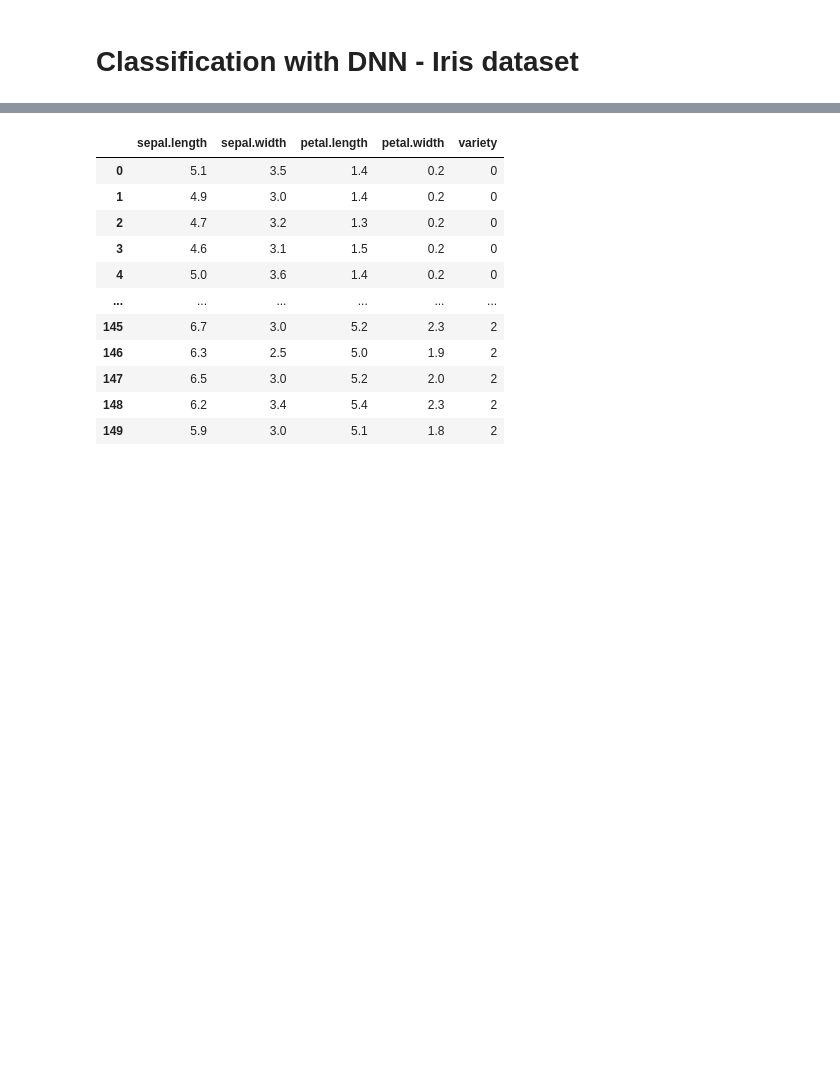
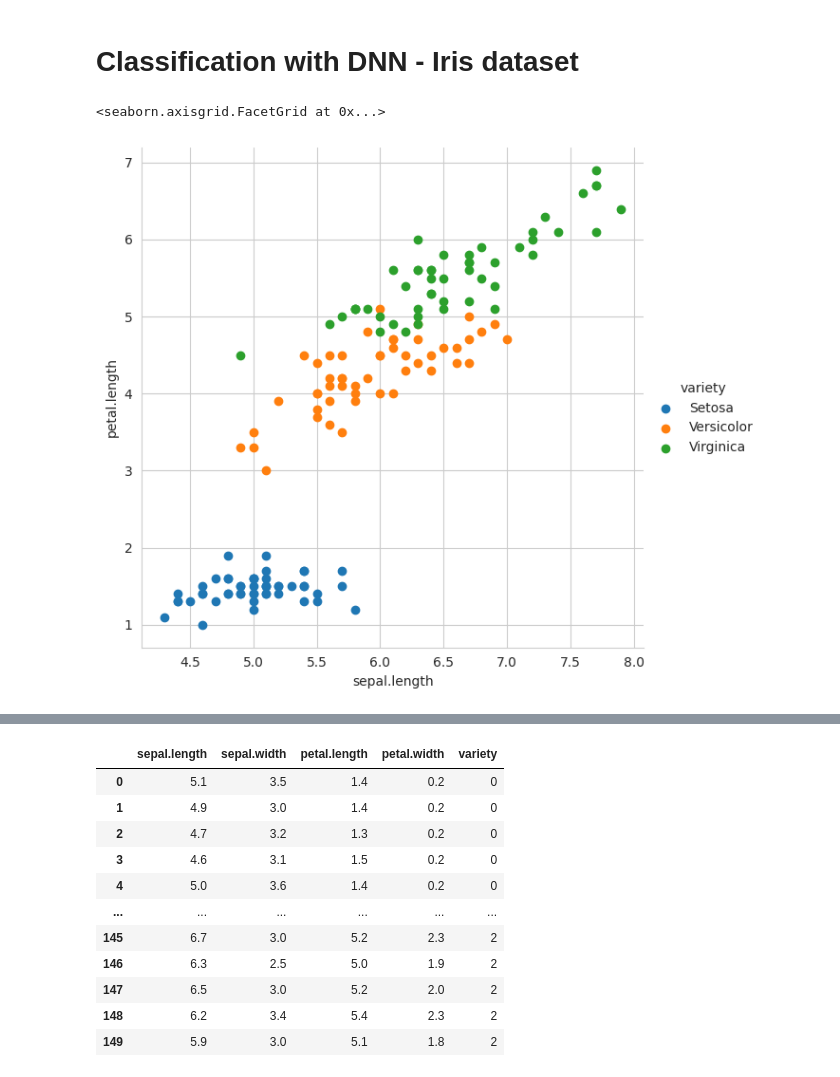
Before and after one commit to DawidSkowronski/PyTorch-Projects, a Jupyter notebook: PyTorch_Tutorial.ipynb, the cells around one changed output, grey strips where cells are left out. Drawn from its saved outputs; the diff is of its cells as text; code cells hidden in the pictures; blank space fills up the shorter version.

```diff
--- a/PyTorch_Tutorial.ipynb
+++ b/PyTorch_Tutorial.ipynb
@@ -19,6 +23,19 @@ from sklearn.model_selection import train_test_split
 url='https://gist.githubusercontent.com/netj/8836201/raw/6f9306ad21398ea43cba4f7d537619d0e07d5ae3/iris.csv'
 
 df = pd.read_csv(url)
+# %%
+sns.set_style("whitegrid")
+
+# sepal.length, petal.length are iris
+# feature data height used to define
+# hue store the class of iris dataset.
+sns.FacetGrid(df, hue ="variety",
+              height = 6).map(plt.scatter,
+                              'sepal.length',
+                              'petal.length').add_legend()
+# %% [output]
+<seaborn.axisgrid.FacetGrid at 0x...>
+[figure, added]
 # %%
 df
 # %% [output]
```
Also changed, not shown: parts of 6 cells of this notebook.
